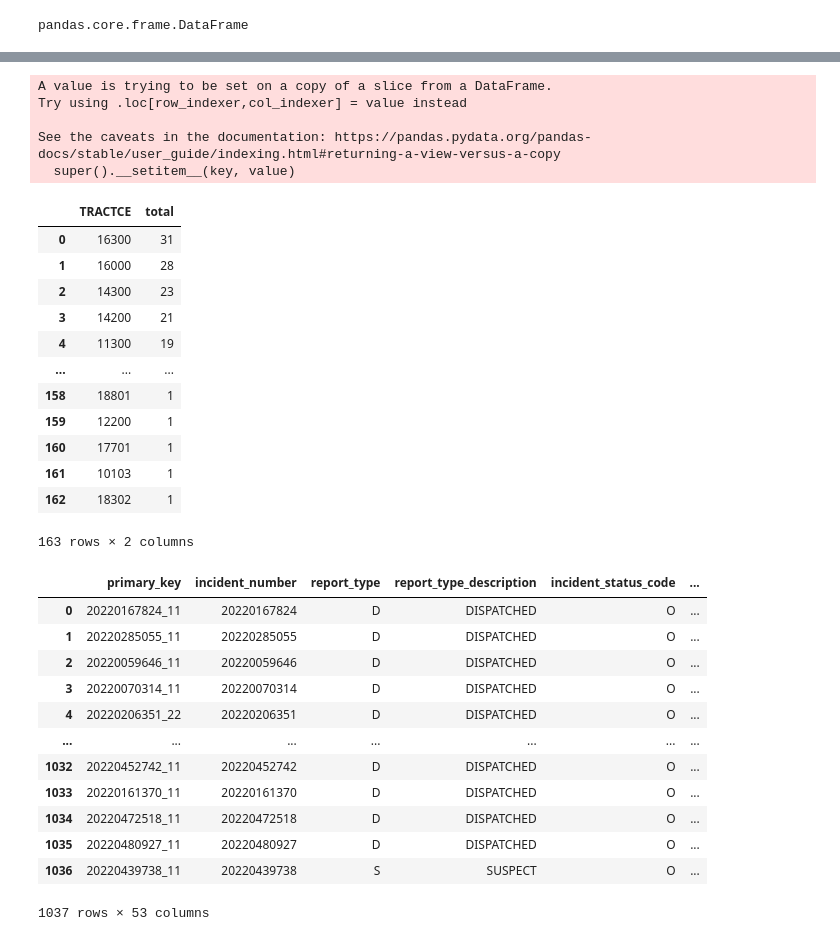
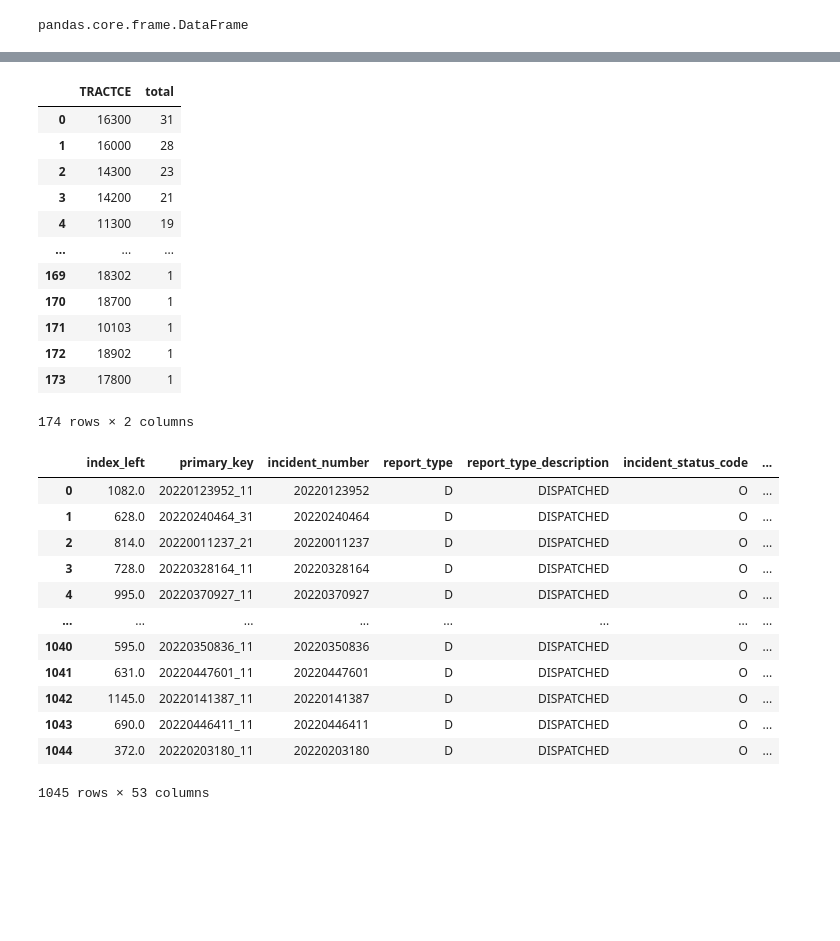
Before and after one commit to nss-data-science-cohort-6/api_project-malted_milk_balls, a Jupyter notebook: api_data_gathering-mm_branch.ipynb, the cells around one changed output, grey strips where cells are left out. Saved outputs shown, nothing was run; the diff lists cells and outputs as text; code cells hidden in the pictures; blank space fills up the shorter version.

Commit message:
adjusted drop dupes and csv export

```diff
--- a/api_data_gathering-mm_branch.ipynb
+++ b/api_data_gathering-mm_branch.ipynb
@@ -143,2 +147,4 @@ burglary_geo = gpd.GeoDataFrame(agg_burglary_data_df,
+# %%
+drop_dupes = burglary_geo.drop_duplicates(subset=['incident_number'], keep='first')
 # %%
-burg_by_tract = gpd.sjoin(burglary_geo, davidson_county, predicate = 'within')
+burg_by_tract = gpd.sjoin(drop_dupes, davidson_county, how = 'right', predicate = 'within')
@@ -162,13 +151,7 @@ drop_dupes
 # %%
-drop_dupes['TRACTCE'] = drop_dupes['TRACTCE'].astype('int64')
+burg_by_tract['TRACTCE'] = burg_by_tract['TRACTCE'].astype('int64')
-# %% [output]
-A value is trying to be set on a copy of a slice from a DataFrame.
-Try using .loc[row_indexer,col_indexer] = value instead
-
-See the caveats in the documentation: https://pandas.pydata.org/pandas-docs/stable/user_guide/indexing.html#returning-a-view-versus-a-copy
-  super().__setitem__(key, value)
 # %%
-fill=drop_dupes['TRACTCE'].value_counts()
+fill=burg_by_tract['TRACTCE'].value_counts()
 fill=fill.reset_index().rename(columns={'index': 'TRACTCE', 'TRACTCE': 'total'})
 fill
 # %% [output]
@@ -179,29 +162,29 @@ fill
 | 3 | 14200 | 21 |
 | 4 | 11300 | 19 |
 | ... | ... | ... |
-| 158 | 18801 | 1 |
-| 159 | 12200 | 1 |
-| 160 | 17701 | 1 |
-| 161 | 10103 | 1 |
-| 162 | 18302 | 1 |
+| 169 | 18302 | 1 |
+| 170 | 18700 | 1 |
+| 171 | 10103 | 1 |
+| 172 | 18902 | 1 |
+| 173 | 17800 | 1 |
-163 rows × 2 columns
+174 rows × 2 columns
 # %%
-tract_merge = pd.merge(drop_dupes, census_tracts, how='inner')
+tract_merge = pd.merge(burg_by_tract, census_tracts, how='inner')
 tract_merge
 # %% [output]
-|  | primary_key | incident_number | report_type | report_type_description | incident_status_code | ... |
-| 0 | 20220167824_11 | 20220167824 | D | DISPATCHED | O | ... |
-| 1 | 20220285055_11 | 20220285055 | D | DISPATCHED | O | ... |
-| 2 | 20220059646_11 | 20220059646 | D | DISPATCHED | O | ... |
-| 3 | 20220070314_11 | 20220070314 | D | DISPATCHED | O | ... |
-| 4 | 20220206351_22 | 20220206351 | D | DISPATCHED | O | ... |
-| ... | ... | ... | ... | ... | ... | ... |
-| 1032 | 20220452742_11 | 20220452742 | D | DISPATCHED | O | ... |
-| 1033 | 20220161370_11 | 20220161370 | D | DISPATCHED | O | ... |
-| 1034 | 20220472518_11 | 20220472518 | D | DISPATCHED | O | ... |
-| 1035 | 20220480927_11 | 20220480927 | D | DISPATCHED | O | ... |
-| 1036 | 20220439738_11 | 20220439738 | S | SUSPECT | O | ... |
+|  | index_left | primary_key | incident_number | report_type | report_type_description | incident_status_code | ... |
+| 0 | 1082.0 | 20220123952_11 | 20220123952 | D | DISPATCHED | O | ... |
+| 1 | 628.0 | 20220240464_31 | 20220240464 | D | DISPATCHED | O | ... |
+| 2 | 814.0 | 20220011237_21 | 20220011237 | D | DISPATCHED | O | ... |
+| 3 | 728.0 | 20220328164_11 | 20220328164 | D | DISPATCHED | O | ... |
+| 4 | 995.0 | 20220370927_11 | 20220370927 | D | DISPATCHED | O | ... |
+| ... | ... | ... | ... | ... | ... | ... | ... |
+| 1040 | 595.0 | 20220350836_11 | 20220350836 | D | DISPATCHED | O | ... |
+| 1041 | 631.0 | 20220447601_11 | 20220447601 | D | DISPATCHED | O | ... |
+| 1042 | 1145.0 | 20220141387_11 | 20220141387 | D | DISPATCHED | O | ... |
+| 1043 | 690.0 | 20220446411_11 | 20220446411 | D | DISPATCHED | O | ... |
+| 1044 | 372.0 | 20220203180_11 | 20220203180 | D | DISPATCHED | O | ... |
-1037 rows × 53 columns
+1045 rows × 53 columns
 # %%
 tract_merge = pd.merge(tract_merge, fill, how = 'inner')
 # %%
```
Also changed, not shown: parts of 5 cells of this notebook.
